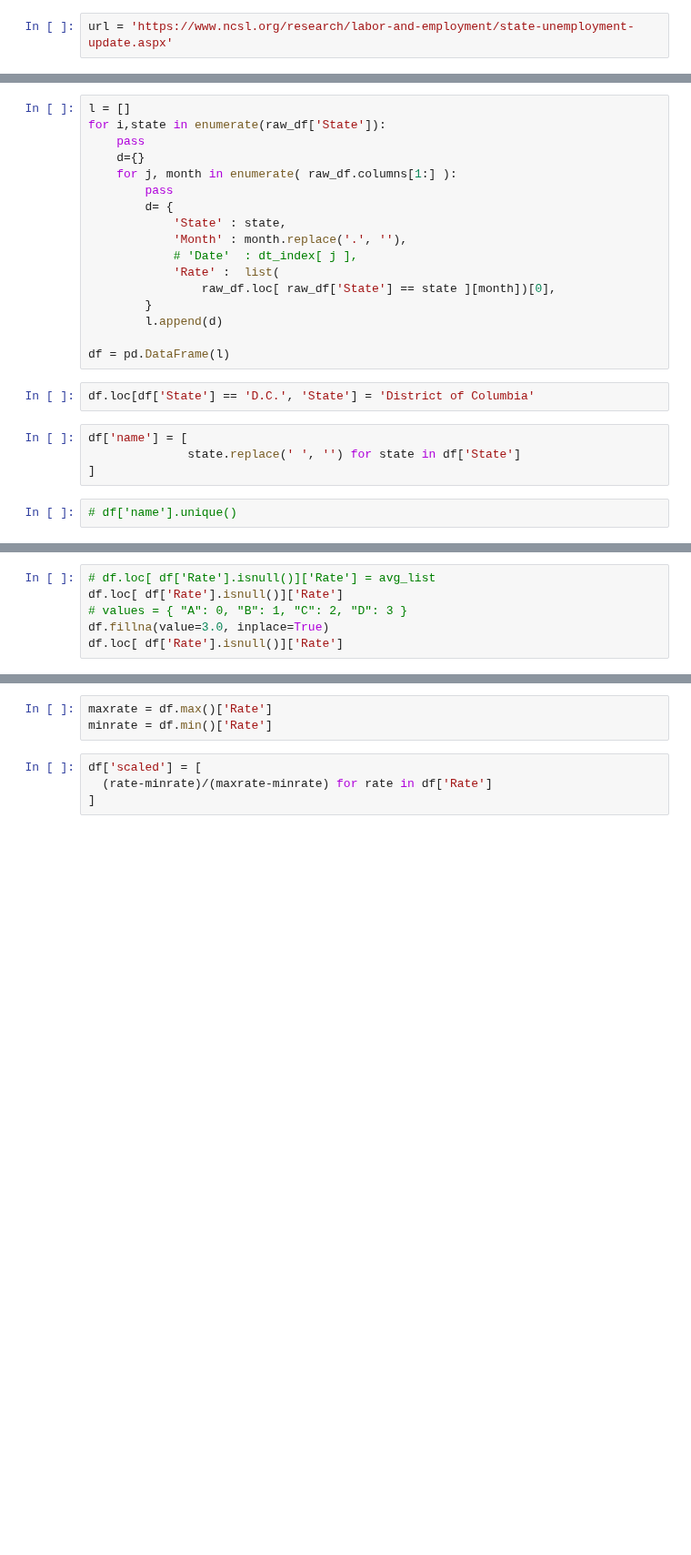
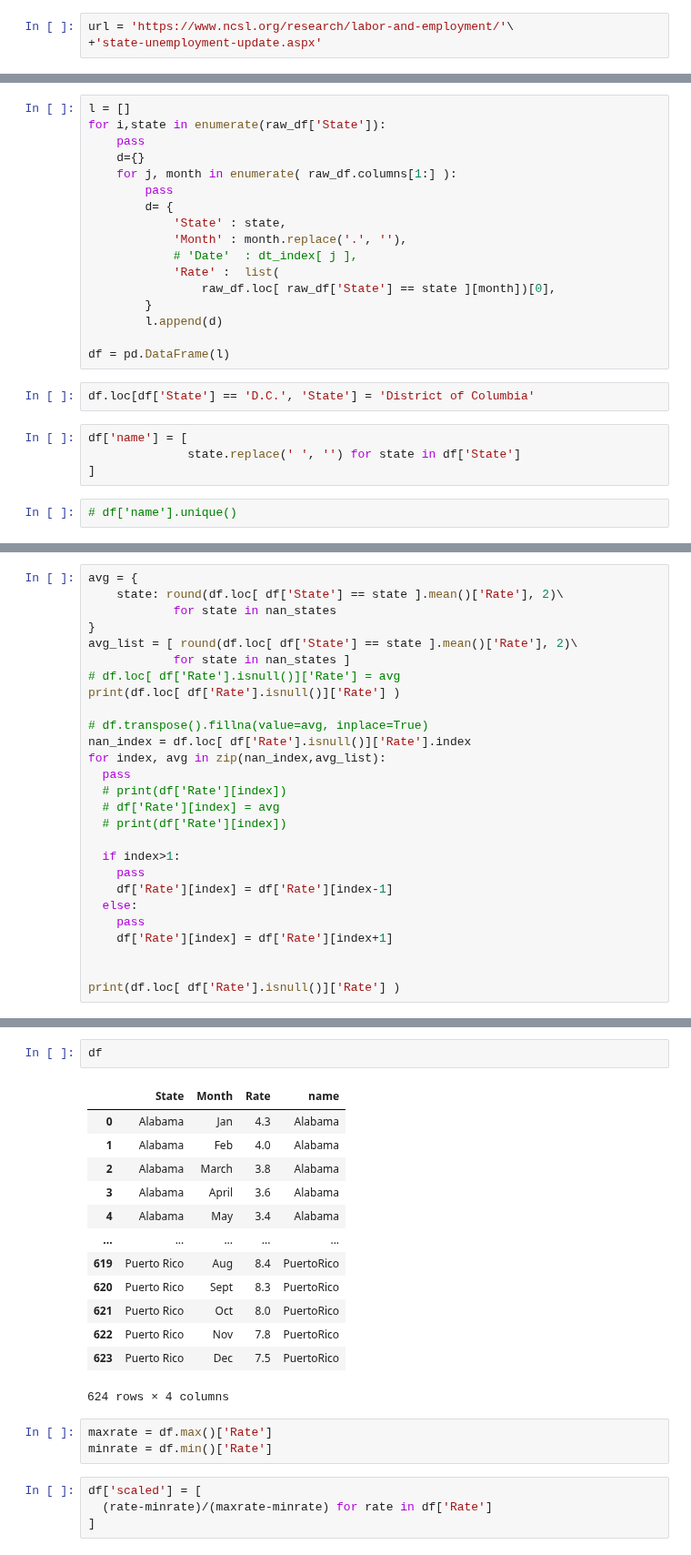
Before and after one commit to attila5287/scrap_and_dataviz, a Jupyter notebook: states_ue.ipynb, the cells around one changed output, grey strips where cells are left out. Shown at 91% size. Cells and saved outputs as stored; diff of their text form; blank space fills up the shorter version.

```diff
--- a/states_ue.ipynb
+++ b/states_ue.ipynb
@@ -47,7 +55,8 @@ gdf['state'] = [
 # %%
 # gdf
 # %%
-url = 'https://www.ncsl.org/research/labor-and-employment/state-unemployment-update.aspx'
+url = 'https://www.ncsl.org/research/labor-and-employment/'\
++'state-unemployment-update.aspx'
 # %%
 raw_df = pd.read_html(url)[0]
 # %%
@@ -100,6 +99,0 @@ avg_list
-# %%
-# df.loc[ df['Rate'].isnull()]['Rate'] = avg_list
-df.loc[ df['Rate'].isnull()]['Rate']
-# values = { "A": 0, "B": 1, "C": 2, "D": 3 }
-df.fillna(value=3.0, inplace=True)
-df.loc[ df['Rate'].isnull()]['Rate']
@@ -107,0 +100,27 @@ Series([], Name: Rate, dtype: float64)
+# %%
+avg = {
+    state: round(df.loc[ df['State'] == state ].mean()['Rate'], 2)\
+            for state in nan_states
+}
+avg_list = [ round(df.loc[ df['State'] == state ].mean()['Rate'], 2)\
+            for state in nan_states ]
+# df.loc[ df['Rate'].isnull()]['Rate'] = avg
+print(df.loc[ df['Rate'].isnull()]['Rate'] )
+
+# df.transpose().fillna(value=avg, inplace=True)
+nan_index = df.loc[ df['Rate'].isnull()]['Rate'].index
+for index, avg in zip(nan_index,avg_list):
+  pass
+  # print(df['Rate'][index])
+  # df['Rate'][index] = avg
+  # print(df['Rate'][index])
+
+  if index>1:
+    pass
+    df['Rate'][index] = df['Rate'][index-1]
+  else:
+    pass
+    df['Rate'][index] = df['Rate'][index+1]
+
+
+print(df.loc[ df['Rate'].isnull()]['Rate'] )
@@ -108,3 +136,19 @@ Series([], Name: Rate, dtype: float64)
+# %%
+df
+# %% [output]
+|  | State | Month | Rate | name |
+| 0 | Alabama | Jan | 4.3 | Alabama |
+| 1 | Alabama | Feb | 4.0 | Alabama |
+| 2 | Alabama | March | 3.8 | Alabama |
+| 3 | Alabama | April | 3.6 | Alabama |
+| 4 | Alabama | May | 3.4 | Alabama |
+| ... | ... | ... | ... | ... |
+| 619 | Puerto Rico | Aug | 8.4 | PuertoRico |
+| 620 | Puerto Rico | Sept | 8.3 | PuertoRico |
+| 621 | Puerto Rico | Oct | 8.0 | PuertoRico |
+| 622 | Puerto Rico | Nov | 7.8 | PuertoRico |
+| 623 | Puerto Rico | Dec | 7.5 | PuertoRico |
+624 rows × 4 columns
 # %%
 maxrate = df.max()['Rate']
 minrate = df.min()['Rate']
```
Also changed, not shown: parts of 12 cells of this notebook.
